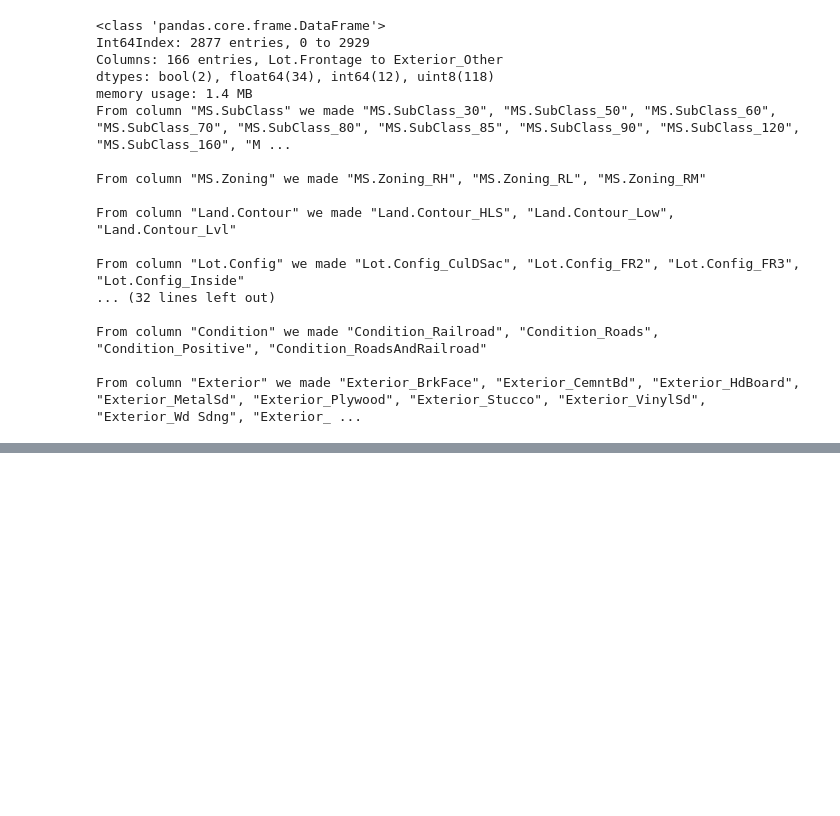
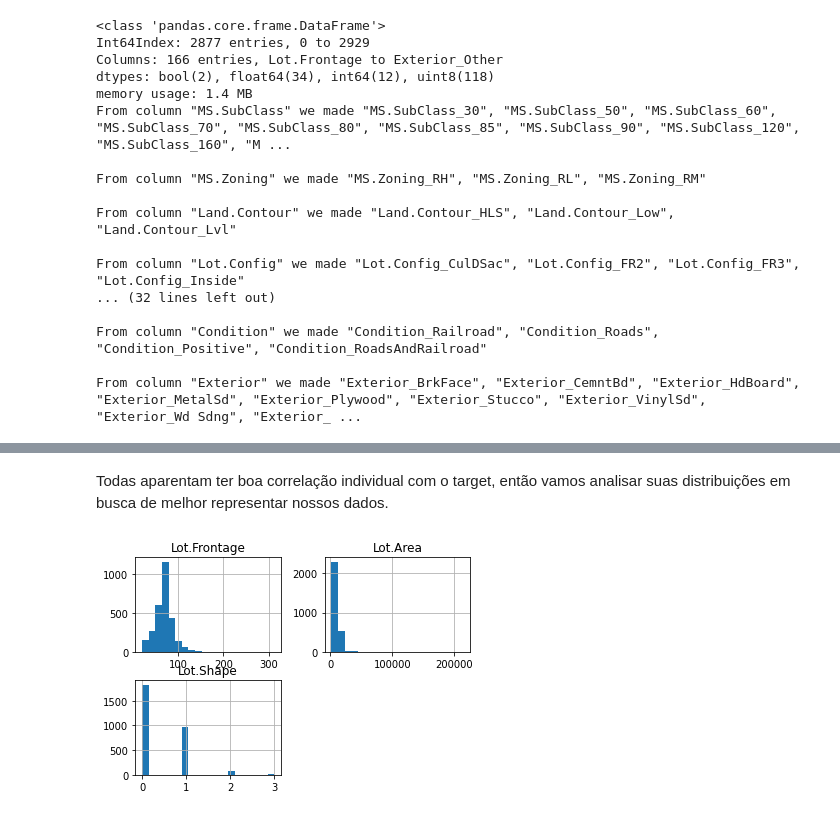
Before and after one commit to P-ASilva/ames, a Jupyter notebook: notebooks/08_final_model_analysis_and_feature_enginnering.ipynb, the cells around one changed output, grey strips where cells are left out. Drawn from its saved outputs; the diff is of its cells as text; code cells hidden in the pictures; blank space fills up the shorter version.

```diff
--- a/notebooks/08_final_model_analysis_and_feature_enginnering.ipynb
+++ b/notebooks/08_final_model_analysis_and_feature_enginnering.ipynb
@@ -79,0 +107,7 @@ print()
+# %% [markdown]
+Todas aparentam ter boa correlação individual com o target, então vamos analisar suas distribuições em busca de melhor representar nossos dados.
+# %%
+model_data[lot_cat].hist(bins=20)
+print()
+# %% [output]
+[figure, added]
```
Also changed, not shown: parts of 22 cells of this notebook, 3 other files.
